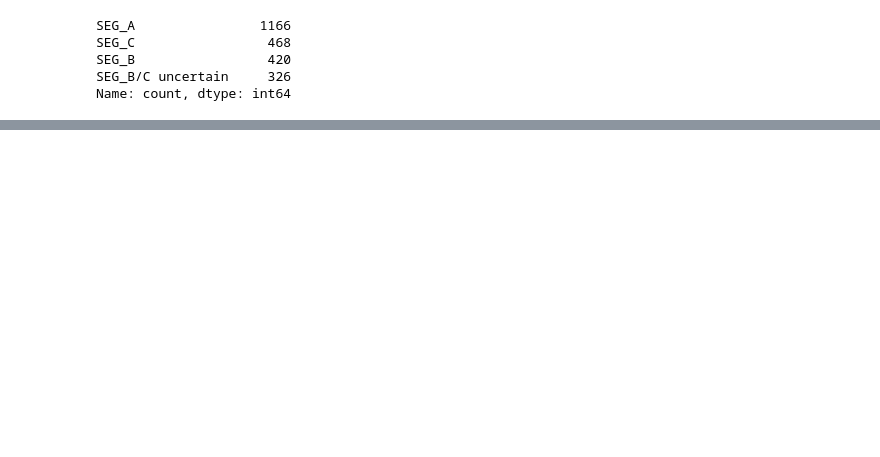
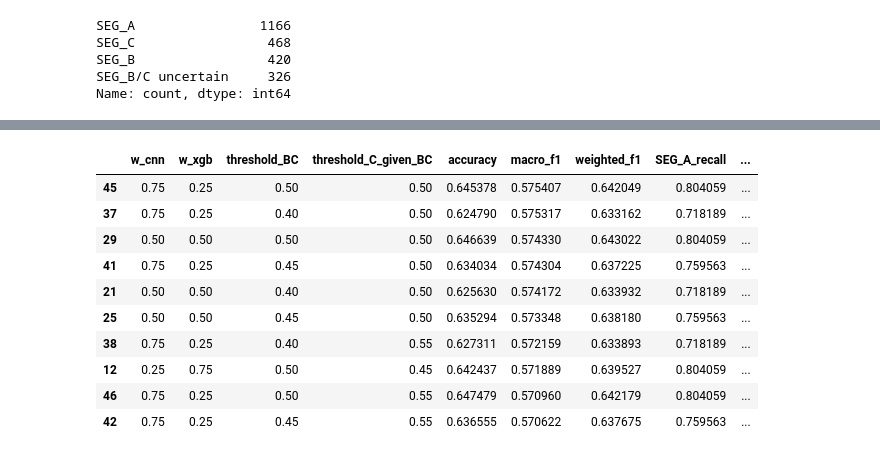
Before and after one commit to david-bazalduaa/Pfizer-segmentation-Ulcerative-Colitis, a Jupyter notebook: Neural network/A_vs_BC_Model.ipynb, the cells around one changed output, grey strips where cells are left out. Cells and saved outputs as stored; diff of their text form; code cells hidden in the pictures; blank space fills up the shorter version.

Commit message:
Ensemble

```diff
--- a/Neural network/A_vs_BC_Model.ipynb
+++ b/Neural network/A_vs_BC_Model.ipynb
@@ -811,0 +996,18 @@ Name: count, dtype: int64
+# %%
+p_B = p_BC * p_B_given_BC
+p_C = p_BC * p_C_given_BC
+
+proba_hier_cnn_xgb = np.vstack([p_A, p_B, p_C]).T
+
+y_pred_hier_cnn_xgb = np.argmax(proba_hier_cnn_xgb, axis=1)
+y_true_3class = y_test_all.numpy()
+
+print("Hierarchical CNN → XGBoost Accuracy:", accuracy_score(y_true_3class, y_pred_hier_cnn_xgb))
+print("Hierarchical CNN → XGBoost Macro F1:", f1_score(y_true_3class, y_pred_hier_cnn_xgb, average="macro"))
+print("Hierarchical CNN → XGBoost Weighted F1:", f1_score(y_true_3class, y_pred_hier_cnn_xgb, average="weighted"))
+
+print(classification_report(
+    y_true_3class,
+    y_pred_hier_cnn_xgb,
+    target_names=["SEG_A", "SEG_B", "SEG_C"]
+))
@@ -811,0 +1124,70 @@ Name: count, dtype: int64
+# %%
+ensemble_results = []
+
+for w_cnn in [0.25, 0.50, 0.75]:
+    w_xgb = 1 - w_cnn
+
+    p_B_given_BC_ens = (
+        w_cnn * proba_bc_all[:, 0] +
+        w_xgb * proba_xgb_bc_all[:, 0]
+    )
+
+    p_C_given_BC_ens = (
+        w_cnn * proba_bc_all[:, 1] +
+        w_xgb * proba_xgb_bc_all[:, 1]
+    )
+
+    for threshold_bc in [0.35, 0.40, 0.45, 0.50]:
+        for threshold_c in [0.45, 0.50, 0.55, 0.60]:
+
+            y_pred = np.zeros(len(y_true_3class), dtype=int)
+
+            bc_mask = p_BC >= threshold_bc
+
+            y_pred[bc_mask] = np.where(
+                p_C_given_BC_ens[bc_mask] >= threshold_c,
+                2,
+                1
+            )
+
+            report = classification_report(
+                y_true_3class,
+                y_pred,
+                target_names=["SEG_A", "SEG_B", "SEG_C"],
+                output_dict=True
+            )
+
+            ensemble_results.append({
+                "w_cnn": w_cnn,
+                "w_xgb": w_xgb,
+                "threshold_BC": threshold_bc,
+                "threshold_C_given_BC": threshold_c,
+                "accuracy": accuracy_score(y_true_3class, y_pred),
+                "macro_f1": f1_score(y_true_3class, y_pred, average="macro"),
+                "weighted_f1": f1_score(y_true_3class, y_pred, average="weighted"),
+                "SEG_A_recall": report["SEG_A"]["recall"],
+                "SEG_B_recall": report["SEG_B"]["recall"],
+                "SEG_C_recall": report["SEG_C"]["recall"],
+                "SEG_A_f1": report["SEG_A"]["f1-score"],
+                "SEG_B_f1": report["SEG_B"]["f1-score"],
+                "SEG_C_f1": report["SEG_C"]["f1-score"]
+            })
+
+ensemble_results_df = pd.DataFrame(ensemble_results)
+
+ensemble_results_df.sort_values(
+    ["macro_f1", "weighted_f1", "SEG_B_recall", "SEG_C_recall"],
+    ascending=False
+).head(10)
+# %% [output]
+|  | w_cnn | w_xgb | threshold_BC | threshold_C_given_BC | accuracy | macro_f1 | weighted_f1 | SEG_A_recall | ... |
+| 45 | 0.75 | 0.25 | 0.50 | 0.50 | 0.645378 | 0.575407 | 0.642049 | 0.804059 | ... |
+| 37 | 0.75 | 0.25 | 0.40 | 0.50 | 0.624790 | 0.575317 | 0.633162 | 0.718189 | ... |
+| 29 | 0.50 | 0.50 | 0.50 | 0.50 | 0.646639 | 0.574330 | 0.643022 | 0.804059 | ... |
+| 41 | 0.75 | 0.25 | 0.45 | 0.50 | 0.634034 | 0.574304 | 0.637225 | 0.759563 | ... |
+| 21 | 0.50 | 0.50 | 0.40 | 0.50 | 0.625630 | 0.574172 | 0.633932 | 0.718189 | ... |
+| 25 | 0.50 | 0.50 | 0.45 | 0.50 | 0.635294 | 0.573348 | 0.638180 | 0.759563 | ... |
+| 38 | 0.75 | 0.25 | 0.40 | 0.55 | 0.627311 | 0.572159 | 0.633893 | 0.718189 | ... |
+| 12 | 0.25 | 0.75 | 0.50 | 0.45 | 0.642437 | 0.571889 | 0.639527 | 0.804059 | ... |
+| 46 | 0.75 | 0.25 | 0.50 | 0.55 | 0.647479 | 0.570960 | 0.642179 | 0.804059 | ... |
+| 42 | 0.75 | 0.25 | 0.45 | 0.55 | 0.636555 | 0.570622 | 0.637675 | 0.759563 | ... |
```
Also changed, not shown: parts of 27 cells of this notebook.
